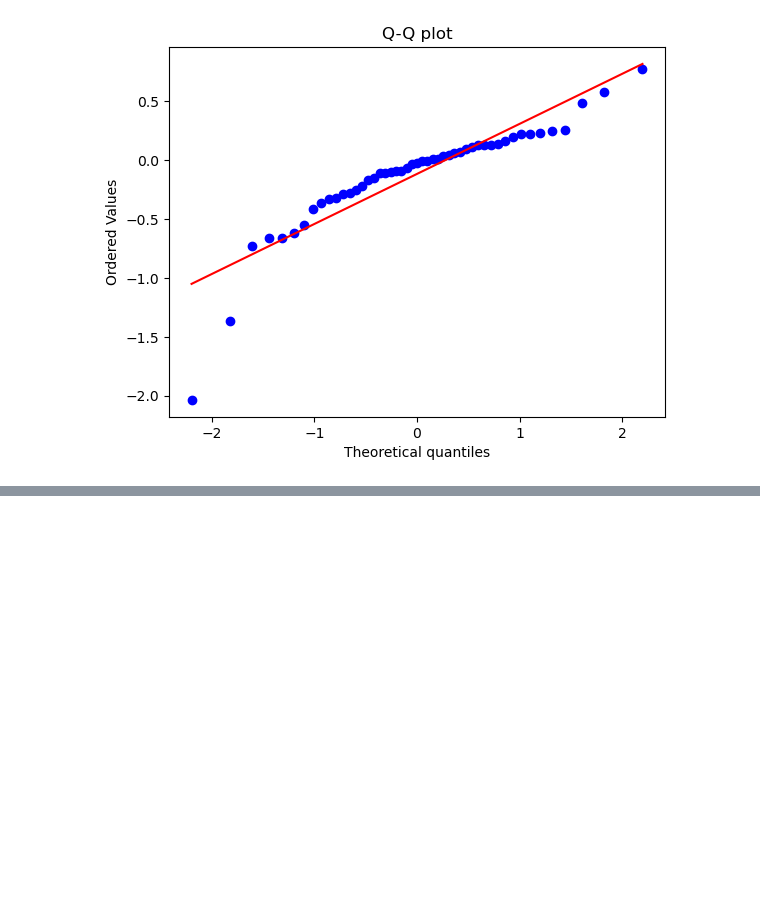
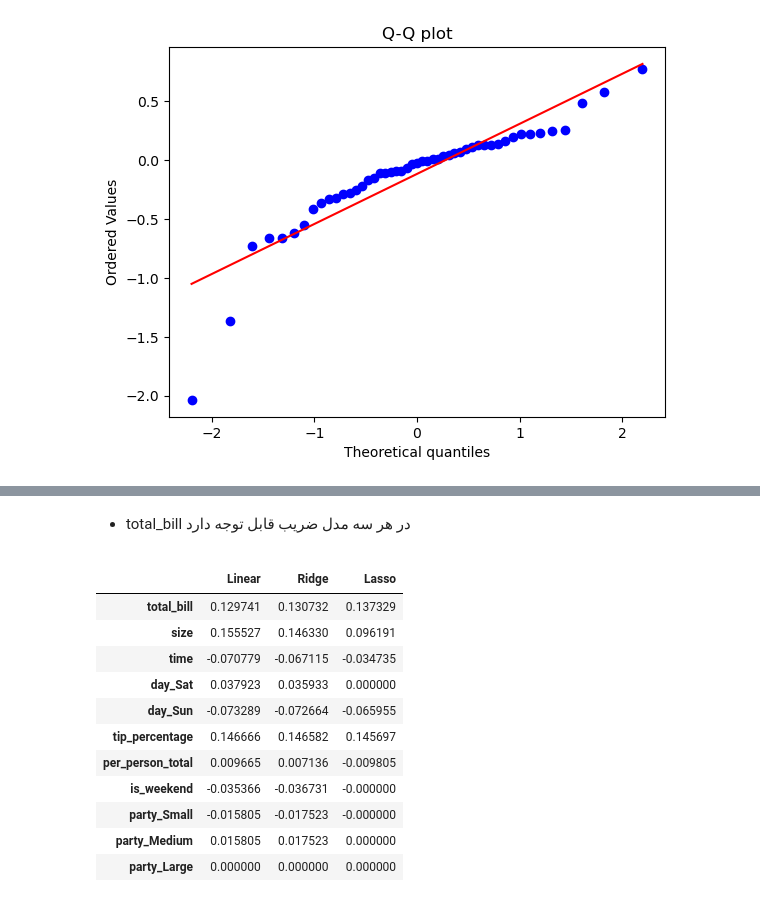
Before and after one commit to AliMHD1377/predicting-tips, a Jupyter notebook: predicting_tips.ipynb, the cells around one changed output, grey strips where cells are left out. Cells and saved outputs as stored; diff of their text form; code cells hidden in the pictures; blank space fills up the shorter version.

```diff
--- a/predicting_tips.ipynb
+++ b/predicting_tips.ipynb
@@ -546,0 +576,19 @@ plt.show()
+# %% [markdown]
+<div dir='rtl'>
+
+- total_bill در هر سه مدل ضریب قابل توجه دارد
+# %%
+coef_df
+# %% [output]
+|  | Linear | Ridge | Lasso |
+| total_bill | 0.129741 | 0.130732 | 0.137329 |
+| size | 0.155527 | 0.146330 | 0.096191 |
+| time | -0.070779 | -0.067115 | -0.034735 |
+| day_Sat | 0.037923 | 0.035933 | 0.000000 |
+| day_Sun | -0.073289 | -0.072664 | -0.065955 |
+| tip_percentage | 0.146666 | 0.146582 | 0.145697 |
+| per_person_total | 0.009665 | 0.007136 | -0.009805 |
+| is_weekend | -0.035366 | -0.036731 | -0.000000 |
+| party_Small | -0.015805 | -0.017523 | -0.000000 |
+| party_Medium | 0.015805 | 0.017523 | 0.000000 |
+| party_Large | 0.000000 | 0.000000 | 0.000000 |
```
Also changed, not shown: parts of 2 cells of this notebook.
